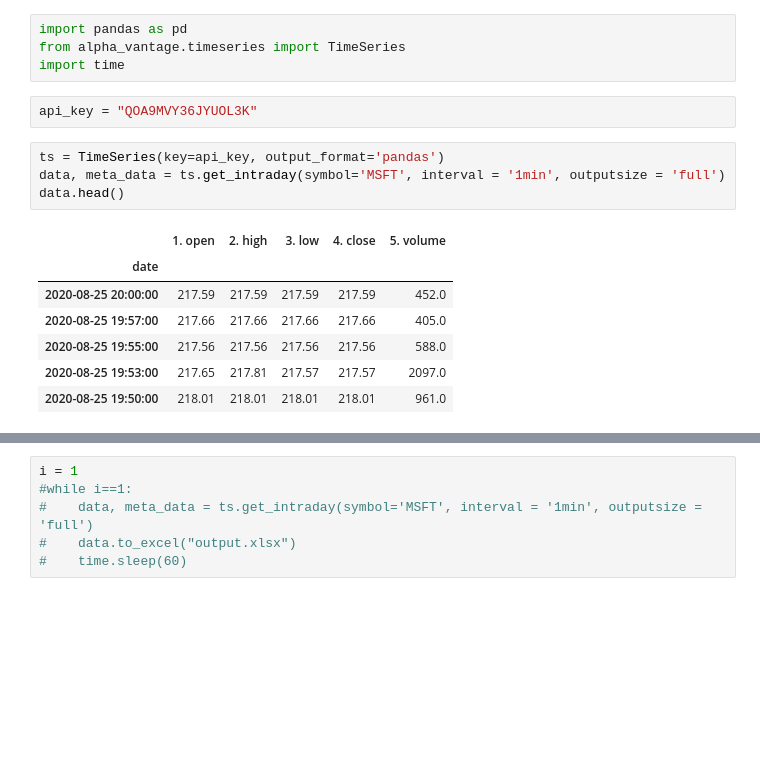
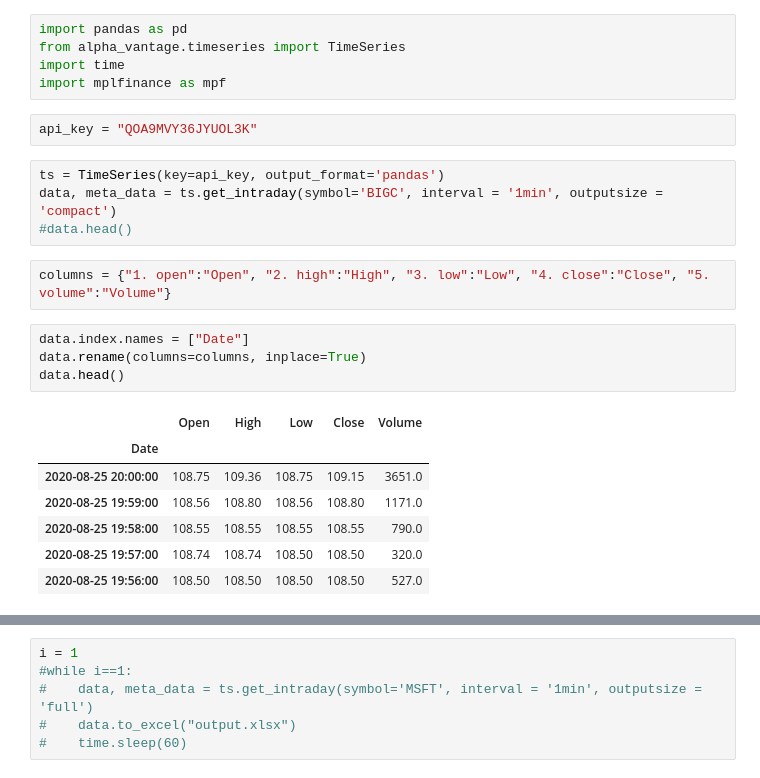
Before and after one commit to bigbreadguy/nasdaq_realtime_stocks, a Jupyter notebook: alpha_vantage_test.ipynb, the cells around one changed output, grey strips where cells are left out. Cells and saved outputs as stored; diff of their text form; blank space fills up the shorter version.

```diff
--- a/alpha_vantage_test.ipynb
+++ b/alpha_vantage_test.ipynb
@@ -2,17 +2,24 @@
 import pandas as pd
 from alpha_vantage.timeseries import TimeSeries
 import time
+import mplfinance as mpf
 # %%
 api_key = "QOA9MVY36JYUOL3K"
 # %%
 ts = TimeSeries(key=api_key, output_format='pandas')
-data, meta_data = ts.get_intraday(symbol='MSFT', interval = '1min', outputsize = 'full')
-data.head()
+data, meta_data = ts.get_intraday(symbol='BIGC', interval = '1min', outputsize = 'compact')
+#data.head()
-# %% [output]
-|  | 1. open | 2. high | 3. low | 4. close | 5. volume |
-| date |  |  |  |  |  |
-| 2020-08-25 20:00:00 | 217.59 | 217.59 | 217.59 | 217.59 | 452.0 |
-| 2020-08-25 19:57:00 | 217.66 | 217.66 | 217.66 | 217.66 | 405.0 |
-| 2020-08-25 19:55:00 | 217.56 | 217.56 | 217.56 | 217.56 | 588.0 |
-| 2020-08-25 19:53:00 | 217.65 | 217.81 | 217.57 | 217.57 | 2097.0 |
-| 2020-08-25 19:50:00 | 218.01 | 218.01 | 218.01 | 218.01 | 961.0 |
+# %%
+columns = {"1. open":"Open", "2. high":"High", "3. low":"Low", "4. close":"Close", "5. volume":"Volume"}
+# %%
+data.index.names = ["Date"]
+data.rename(columns=columns, inplace=True)
+data.head()
+# %% [output]
+|  | Open | High | Low | Close | Volume |
+| Date |  |  |  |  |  |
+| 2020-08-25 20:00:00 | 108.75 | 109.36 | 108.75 | 109.15 | 3651.0 |
+| 2020-08-25 19:59:00 | 108.56 | 108.80 | 108.56 | 108.80 | 1171.0 |
+| 2020-08-25 19:58:00 | 108.55 | 108.55 | 108.55 | 108.55 | 790.0 |
+| 2020-08-25 19:57:00 | 108.74 | 108.74 | 108.50 | 108.50 | 320.0 |
+| 2020-08-25 19:56:00 | 108.50 | 108.50 | 108.50 | 108.50 | 527.0 |
```
Also changed, not shown: parts of 14 cells of this notebook, 2 other files.
